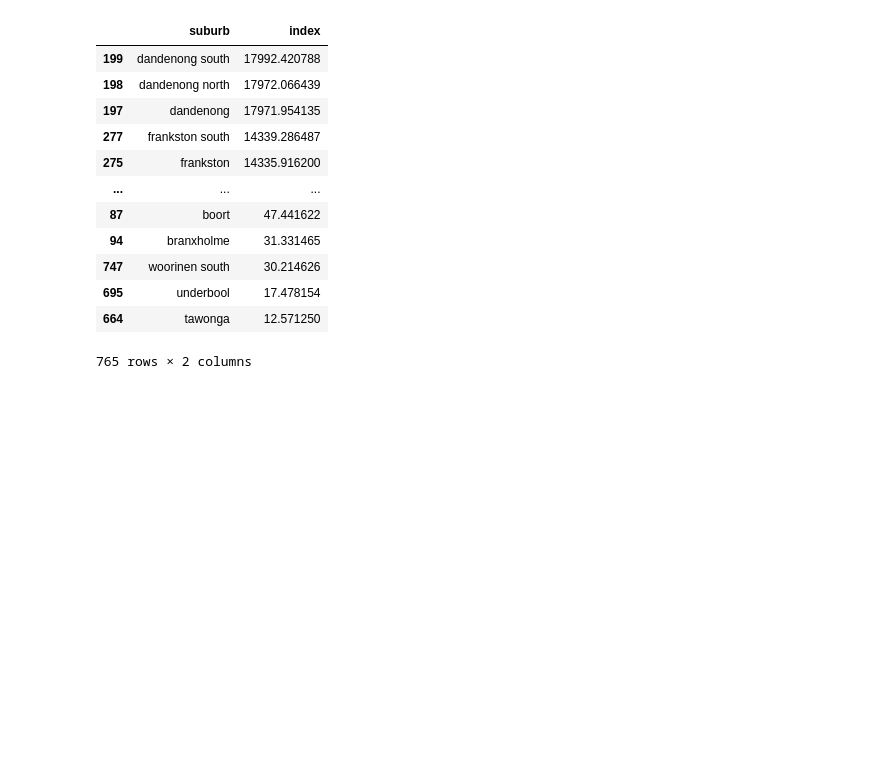
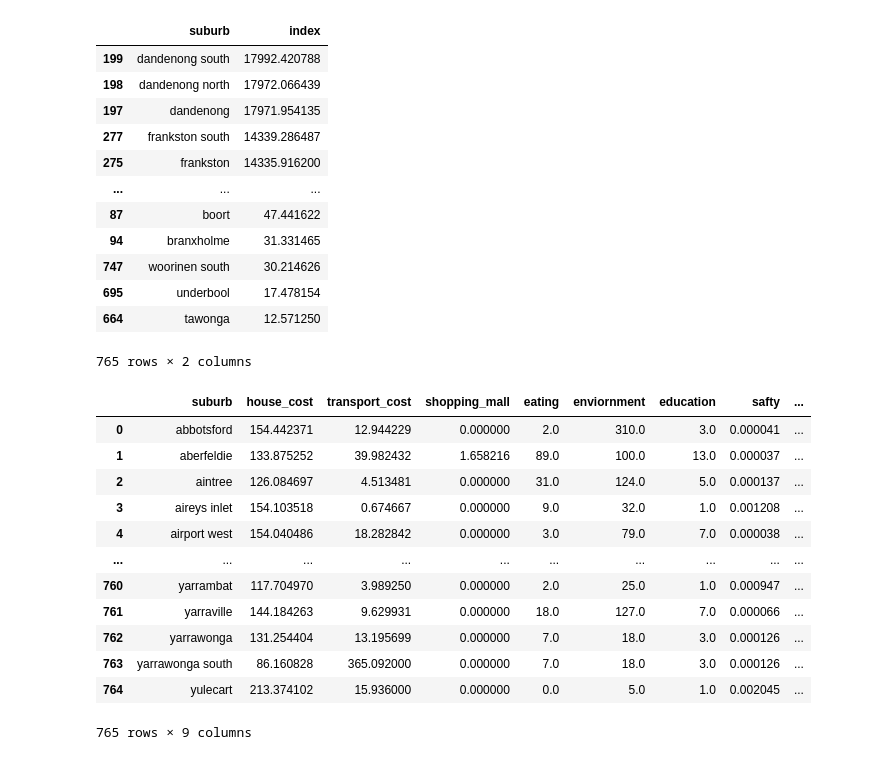
Before and after one commit to MAST30034-Applied-Data-Science/generic-real-estate-consulting-project-group-12, a Jupyter notebook: notebooks/final.ipynb, the cells around one changed output. Saved outputs shown, nothing was run; the diff lists cells and outputs as text; code cells hidden in the pictures; blank space fills up the shorter version.

```diff
--- a/notebooks/final.ipynb
+++ b/notebooks/final.ipynb
@@ -969,4 +961,4 @@ history_rent
 1313 rows × 3 columns
 # %%
 combined_rent = pd.concat([history_rent, suburb_mean_rent])
-combined_rent = combined_rent.sort_values(by = ['postcode','year'])
+combined_rent = combined_rent.sort_values(by = ['postcode','year']).reset_index().drop('index', axis = 1)
@@ -974,0 +981,7 @@ NameError: name 'pd' is not defined
+# %%
+postcode_count = pd.DataFrame(combined_rent['postcode'].value_counts()).reset_index().rename({'index':'postcode', 'postcode':'count'}, axis = 1)
+# %%
+l = []
+for i in postcode_count['postcode']:
+    for j in range(2019,2026):
+        l.append([i,j])
@@ -975,3 +1004,12 @@ NameError: name 'pd' is not defined
+# %%
+df = pd.DataFrame(l, columns = ['postcode','year'])
+for index, values in df.iterrows():
+    postcode = values['postcode']
+    year = values['year']
+    if combined_rent[combined_rent['year'] == year] is not None:
+        tmp = combined_rent[combined_rent['year'] == year]
+        if  tmp[tmp['postcode'] == postcode] is not None:
+            print(tmp['rent'])
 # %%
 yearly_growth_list = []
 for name, group in combined_rent.groupby('postcode'):
@@ -1070,3 +1108,49 @@ rank
 | 695 | underbool | 17.478154 |
 | 664 | tawonga | 12.571250 |
 765 rows × 2 columns
+# %%
+details = []
+for name, group in newdf.groupby('surburb'):
+    rent = group['rent'].median()
+    median_income = group['median'].fillna(0).median()
+    house_cost = median_income/rent
+
+    bus = int(list(group['bus_count'].drop_duplicates())[0]) * group['bus_distance'].mean()
+    tram = int(list(group['tram_count'].drop_duplicates())[0]) * group['tram_distance'].mean()
+    train = int(list(group['train_count'].drop_duplicates())[0]) * group['train_distance'].mean()
+    transport = bus + tram + train
+
+    shopping_mall = int(list(group['shopping_mall_count'].drop_duplicates())[0]) * group['shopping_mall_distance'].mean()
+
+    eating = list(group['cafe'].drop_duplicates())[0] + list(group['fast_food'].drop_duplicates())[0]
+    + list(group['restaurant'].drop_duplicates())[0]
+
+    enviornment = list(group['garden'].drop_duplicates())[0] + list(group['park'].drop_duplicates())[0]
+    + list(group['playground'].drop_duplicates())[0]
+    +list(group['pitch'].drop_duplicates())[0]+list(group['place_of_worship'].drop_duplicates())[0]
+
+    education = list(group['school_count'].drop_duplicates())[0] + list(group['childcare'].drop_duplicates())[0]
+    + list(group['kindergarten'].drop_duplicates())[0]+list(group['university'].drop_duplicates())[0]
+
+    safty = list(group['offence count'].drop_duplicates())[0] + list(group['incidents recorded'].drop_duplicates())[0]
+
+    health_care = list(group['hospital_count'].drop_duplicates())[0]
+    details.append([name,house_cost,transport,shopping_mall,eating,enviornment,education,safty,health_care])
+details_df = pd.DataFrame(details, columns=['suburb','house_cost','transport_cost','shopping_mall','eating'
+,'enviornment','education','safty','health_care'])
+details_df['safty'] = 1/details_df['safty']
+details_df
+# %% [output]
+|  | suburb | house_cost | transport_cost | shopping_mall | eating | enviornment | education | safty | ... |
+| 0 | abbotsford | 154.442371 | 12.944229 | 0.000000 | 2.0 | 310.0 | 3.0 | 0.000041 | ... |
+| 1 | aberfeldie | 133.875252 | 39.982432 | 1.658216 | 89.0 | 100.0 | 13.0 | 0.000037 | ... |
+| 2 | aintree | 126.084697 | 4.513481 | 0.000000 | 31.0 | 124.0 | 5.0 | 0.000137 | ... |
+| 3 | aireys inlet | 154.103518 | 0.674667 | 0.000000 | 9.0 | 32.0 | 1.0 | 0.001208 | ... |
+| 4 | airport west | 154.040486 | 18.282842 | 0.000000 | 3.0 | 79.0 | 7.0 | 0.000038 | ... |
+| ... | ... | ... | ... | ... | ... | ... | ... | ... | ... |
+| 760 | yarrambat | 117.704970 | 3.989250 | 0.000000 | 2.0 | 25.0 | 1.0 | 0.000947 | ... |
+| 761 | yarraville | 144.184263 | 9.629931 | 0.000000 | 18.0 | 127.0 | 7.0 | 0.000066 | ... |
+| 762 | yarrawonga | 131.254404 | 13.195699 | 0.000000 | 7.0 | 18.0 | 3.0 | 0.000126 | ... |
+| 763 | yarrawonga south | 86.160828 | 365.092000 | 0.000000 | 7.0 | 18.0 | 3.0 | 0.000126 | ... |
+| 764 | yulecart | 213.374102 | 15.936000 | 0.000000 | 0.0 | 5.0 | 1.0 | 0.002045 | ... |
+765 rows × 9 columns
```
Also changed, not shown: parts of 20 cells of this notebook.
